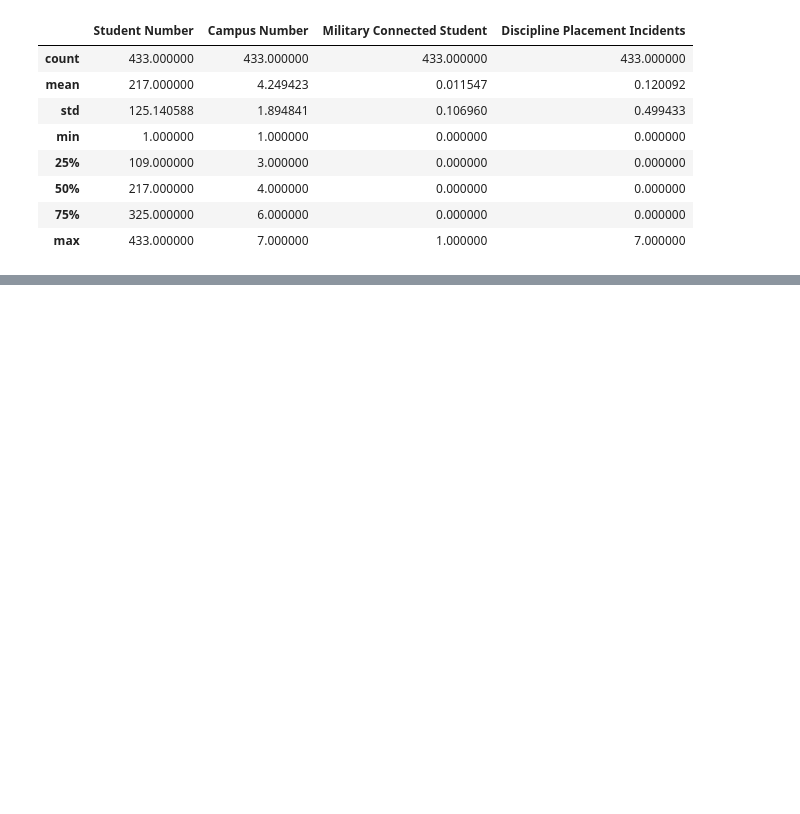
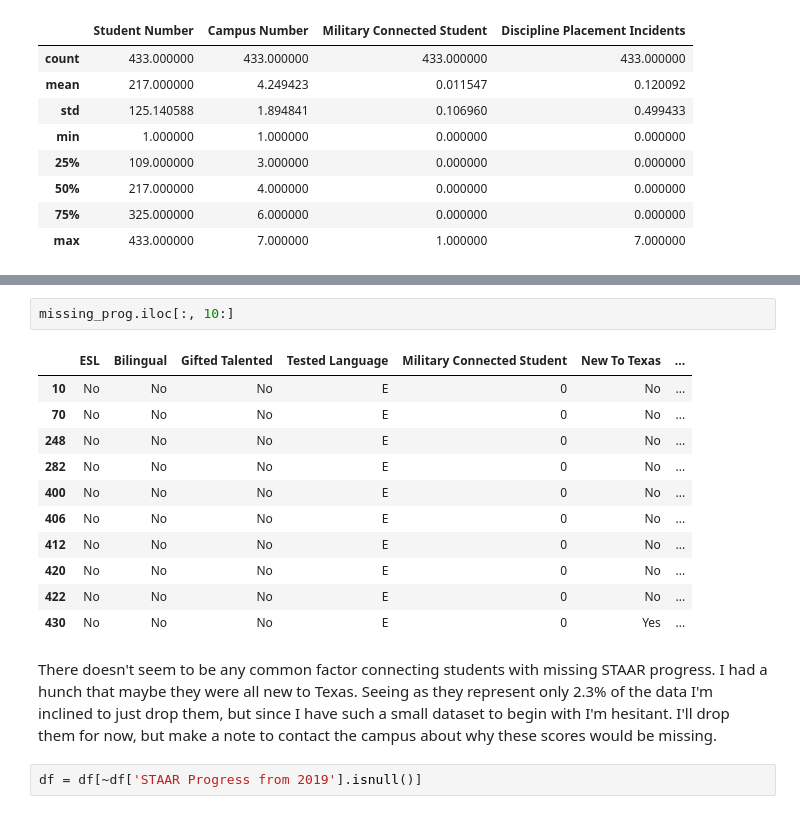
Before and after one commit to jonarms/Capstone_3, a Jupyter notebook: Capstone3_Wrangling.ipynb, the cells around one changed output, grey strips where cells are left out. Drawn from its saved outputs; the diff is of its cells as text; blank space fills up the shorter version.

```diff
--- a/Capstone3_Wrangling.ipynb
+++ b/Capstone3_Wrangling.ipynb
@@ -46,0 +90,18 @@ It looks like
+# %%
+missing_prog.iloc[:, 10:]
+# %% [output]
+|  | ESL | Bilingual | Gifted Talented | Tested Language | Military Connected Student | New To Texas | ... |
+| 10 | No | No | No | E | 0 | No | ... |
+| 70 | No | No | No | E | 0 | No | ... |
+| 248 | No | No | No | E | 0 | No | ... |
+| 282 | No | No | No | E | 0 | No | ... |
+| 400 | No | No | No | E | 0 | No | ... |
+| 406 | No | No | No | E | 0 | No | ... |
+| 412 | No | No | No | E | 0 | No | ... |
+| 420 | No | No | No | E | 0 | No | ... |
+| 422 | No | No | No | E | 0 | No | ... |
+| 430 | No | No | No | E | 0 | Yes | ... |
+# %% [markdown]
+There doesn't seem to be any common factor connecting students with missing STAAR progress. I had a hunch that maybe they were all new to Texas. Seeing as they represent only 2.3% of the data I'm inclined to just drop them, but since I have such a small dataset to begin with I'm hesitant. I'll drop them for now, but make a note to contact the campus about why these scores would be missing.
+# %%
+df = df[~df['STAAR Progress from 2019'].isnull()]
```
Also changed, not shown: parts of 55 cells of this notebook.
